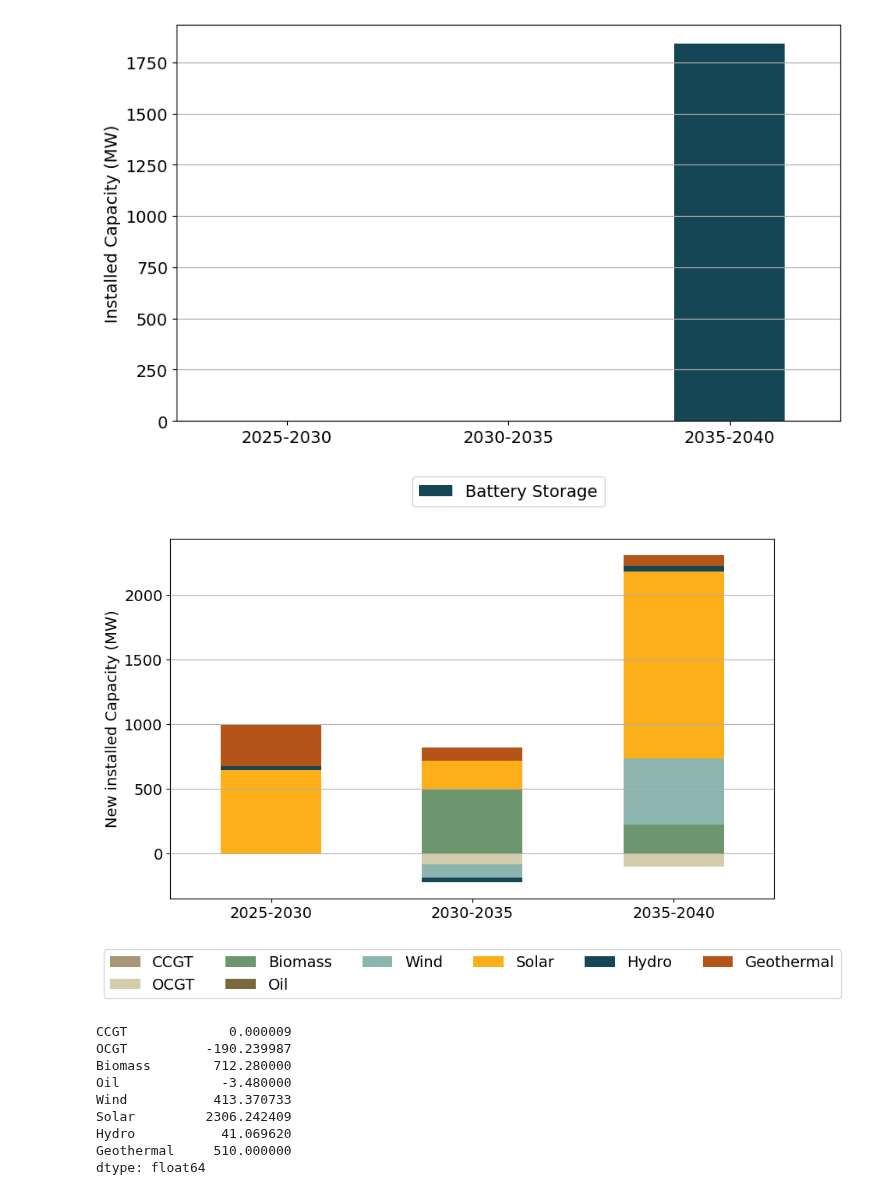
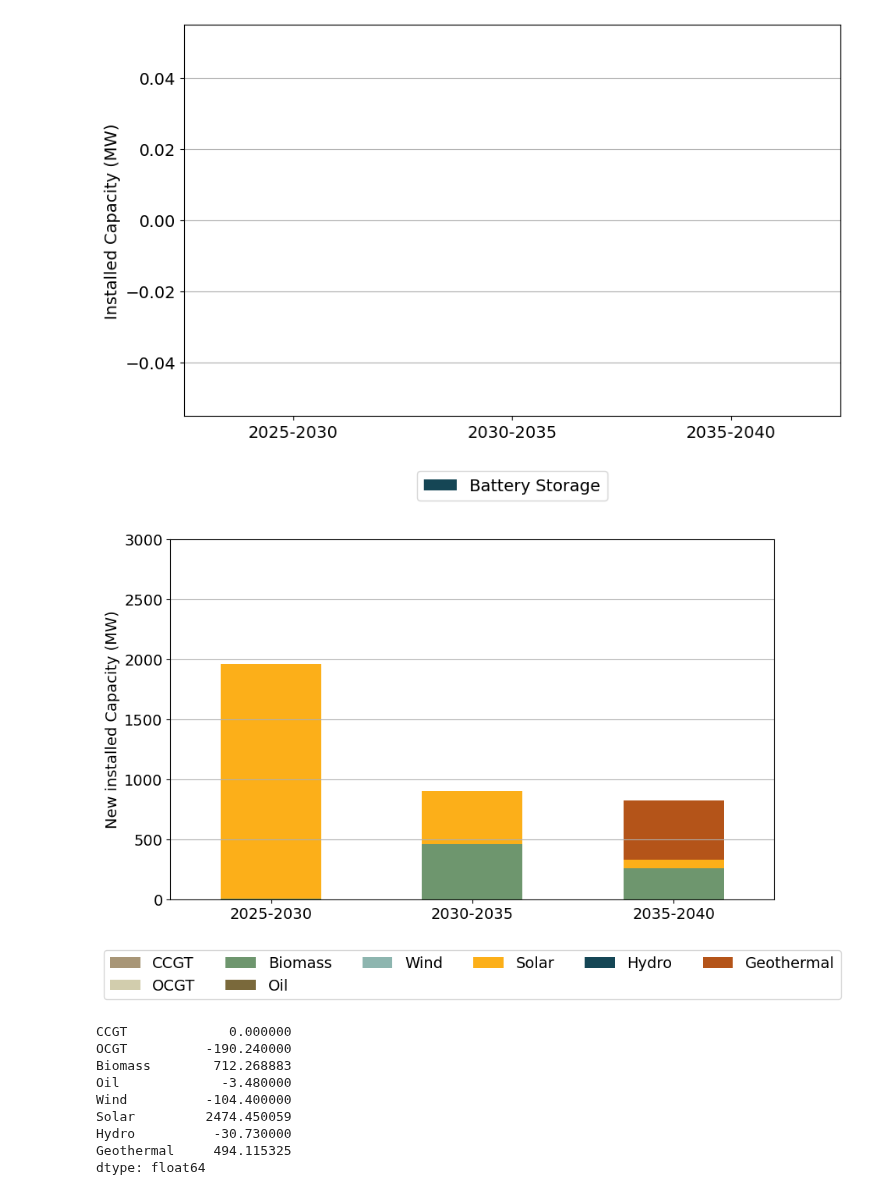
Before and after one commit to maribjorn/EMPIRE-BO, a Jupyter notebook: plot_Mari.ipynb, the cells around one changed output. Cells and saved outputs as stored; diff of their text form; code cells hidden in the pictures.

```diff
--- a/plot_Mari.ipynb
+++ b/plot_Mari.ipynb
@@ -48,9 +48,9 @@ season_scale = [(8760 - NoOfPeakSeason * lengthPeakSeason) / NoOfRegSeason / len
 new_names = ['CCGT',   'OCGT',  'Biomass',  'Oil'  ,'Wind', 'Solar', 'Hydro ror', 'Hydro storage', 'Geothermal']
 new_names_2 = ['CCGT',   'OCGT',  'Biomass',  'Oil'  ,'Wind', 'Solar', 'Hydro', 'Geothermal']
 old_names = ['Gas CCGT',    'Gas OCGT',  'Bio',   'Oil existing',  'Wind onshore',  'Solar'  ,'Hydro run-of-the-river', 'Hydro regulated', 'Geo']
-scenario = '10'
-date = '0507'
-time = '1121'
+scenario = '1'
+date = '0522'
+time = '1639'
 
 file_path = 'Results/bolivia_v1_reg' + str(lengthRegSeason) + '_peak24_sce' + scenario + '_randomSGR_2024' + date + time + '/results_output_EuropePlot.csv'
 operational_data = pd.read_csv('Results/bolivia_v1_reg' + str(lengthRegSeason) + '_peak24_sce' + scenario + '_randomSGR_2024' + date + time +'/results_output_Operational.csv')
@@ -184,36 +184,36 @@ plt.legend(loc='upper center', bbox_to_anchor=(0.5, -0.12), ncol=6, fontsize=14,
 plt.savefig('figures/InstalledCapacity.png', bbox_inches='tight')
 plt.show()
 # %% [output]
-[figure, old version]
+[figure, new version]
 # %%
 # New installed capacity
 new_installed_cap = installed_cap.diff()
 new_installed_cap = rename_columns(new_installed_cap)
 # new_installed_cap['Hydro'] = new_installed_cap['Hydro ror'] + new_installed_cap['Hydro storage']
 # new_installed_cap.drop(columns=['Hydro ror', 'Hydro storage'], inplace=True)
 new_installed_cap = new_installed_cap.dropna()
 new_installed_cap.plot(kind='bar', stacked=True, figsize=(10, 6), color=get_colors(installed_cap.columns))
 
 plt.ylabel('New installed Capacity (MW)', fontsize=14)
 plt.xticks(rotation = 0, fontsize=14)
 plt.yticks(fontsize=14)
 plt.grid(axis='y')
-#plt.ylim(0, 1000)
+plt.ylim(0, 3000)
 plt.legend(loc='upper center', bbox_to_anchor=(0.5, -0.12), ncol=6, fontsize=14)
 plt.savefig('figures/NewInstalledCapacity.png', bbox_inches='tight')
 plt.show()
 
 print(new_installed_cap.sum(    ))
 # %% [output]
-[figure, old version]
+[figure, new version]
-CCGT             0.000009
-OCGT          -190.239987
-Biomass        712.280000
+CCGT             0.000000
+OCGT          -190.240000
+Biomass        712.268883
 Oil             -3.480000
-Wind           413.370733
-Solar         2306.242409
-Hydro           41.069620
-Geothermal     510.000000
+Wind          -104.400000
+Solar         2474.450059
+Hydro          -30.730000
+Geothermal     494.115325
 dtype: float64
 # %%
 included_rows = [9,10,11]
```
Also changed, not shown: parts of 9 cells of this notebook, 28 other files.
